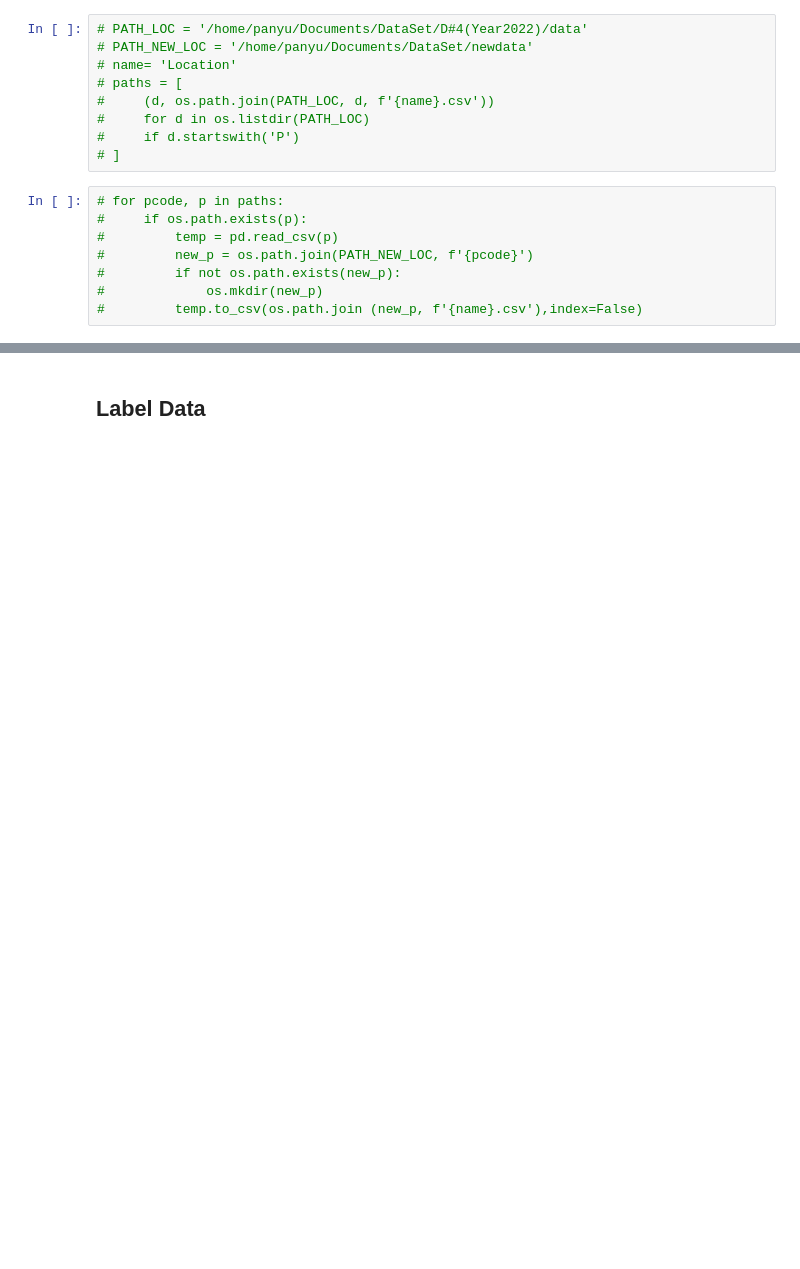
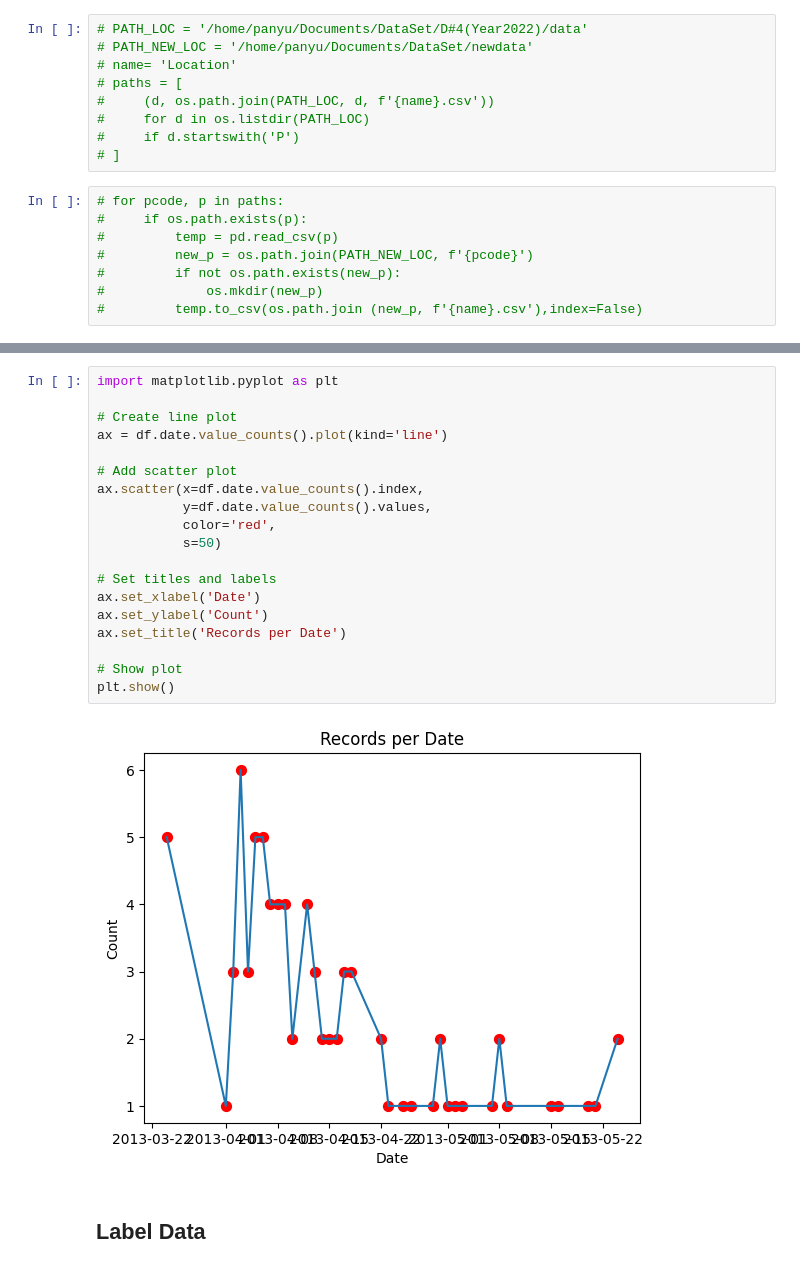
Before and after one commit to SteinPanyu/IndependentReproducibility, a Jupyter notebook: EDA.ipynb, the cells around one changed output, grey strips where cells are left out. Saved outputs shown, nothing was run; the diff lists cells and outputs as text; blank space fills up the shorter version.

```diff
--- a/EDA.ipynb
+++ b/EDA.ipynb
@@ -20,3 +72,24 @@ from Funcs.Utility import *
+# %%
+import matplotlib.pyplot as plt
+
+# Create line plot
+ax = df.date.value_counts().plot(kind='line')
+
+# Add scatter plot
+ax.scatter(x=df.date.value_counts().index,
+           y=df.date.value_counts().values,
+           color='red',
+           s=50)
+
+# Set titles and labels
+ax.set_xlabel('Date')
+ax.set_ylabel('Count')
+ax.set_title('Records per Date')
+
+# Show plot
+plt.show()
+# %% [output]
+[figure, added]
 # %% [markdown]
 ## Label Data
 # %%
```
Also changed, not shown: parts of 5 cells of this notebook.
